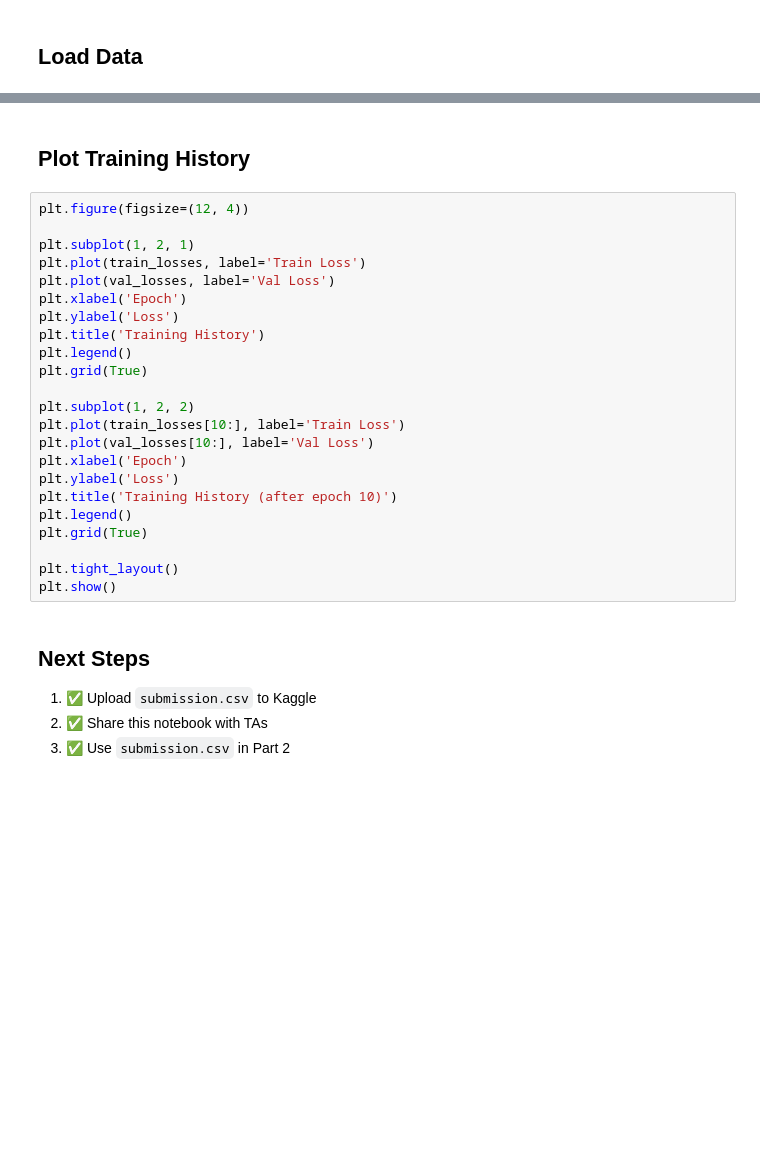
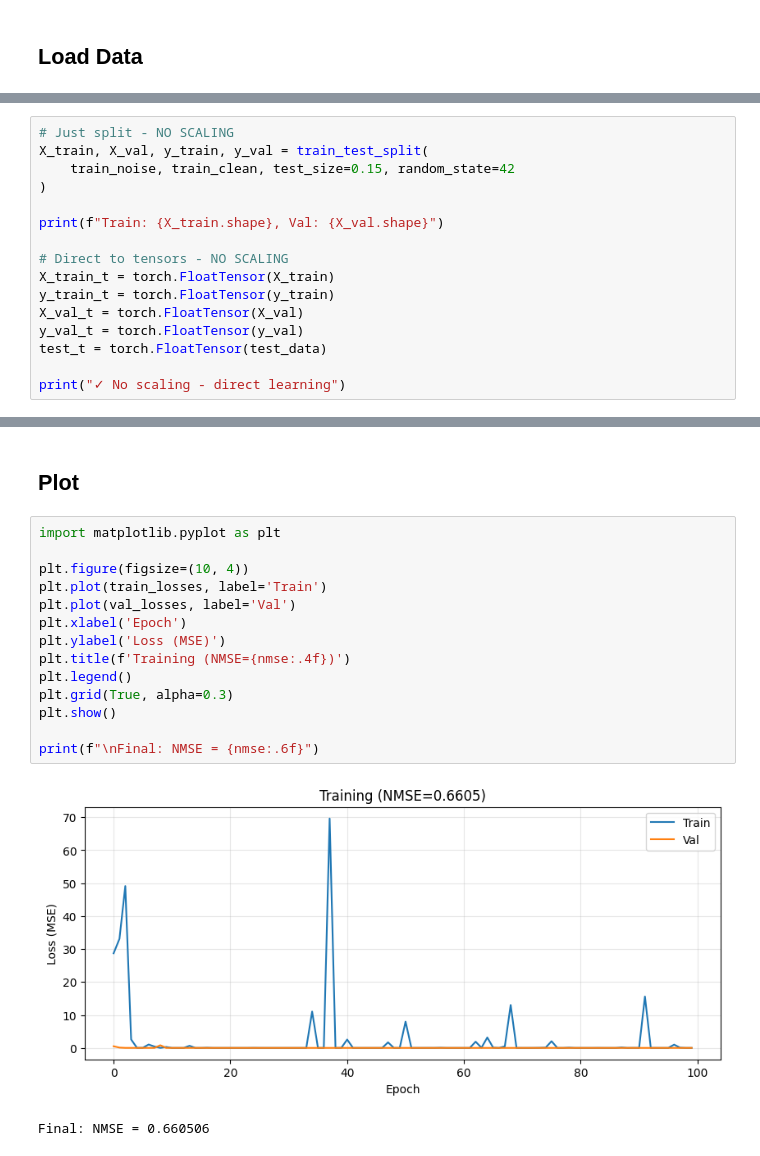
Before and after one commit to vivek-1910/AFML_KAAGLE, a Jupyter notebook: 44_XLR8_part1.ipynb, the cells around one changed output, grey strips where cells are left out. Cells and saved outputs as stored; diff of their text form; blank space fills up the shorter version.

```diff
--- a/44_XLR8_part1.ipynb
+++ b/44_XLR8_part1.ipynb
@@ -129,0 +51,16 @@ print(f"Parameters: {sum(p.numel() for p in model.parameters())}")
+# %%
+# Just split - NO SCALING
+X_train, X_val, y_train, y_val = train_test_split(
+    train_noise, train_clean, test_size=0.15, random_state=42
+)
+
+print(f"Train: {X_train.shape}, Val: {X_val.shape}")
+
+# Direct to tensors - NO SCALING
+X_train_t = torch.FloatTensor(X_train)
+y_train_t = torch.FloatTensor(y_train)
+X_val_t = torch.FloatTensor(X_val)
+y_val_t = torch.FloatTensor(y_val)
+test_t = torch.FloatTensor(test_data)
+
+print("✓ No scaling - direct learning")
@@ -234,31 +263,19 @@ submission_df.head()
 # %% [markdown]
-## Plot Training History
+## Plot
 # %%
-plt.figure(figsize=(12, 4))
+import matplotlib.pyplot as plt
 
-plt.subplot(1, 2, 1)
-plt.plot(train_losses, label='Train Loss')
-plt.plot(val_losses, label='Val Loss')
+plt.figure(figsize=(10, 4))
+plt.plot(train_losses, label='Train')
+plt.plot(val_losses, label='Val')
 plt.xlabel('Epoch')
-plt.ylabel('Loss')
-plt.title('Training History')
+plt.ylabel('Loss (MSE)')
+plt.title(f'Training (NMSE={nmse:.4f})')
 plt.legend()
-plt.grid(True)
+plt.grid(True, alpha=0.3)
+plt.show()
 
-plt.subplot(1, 2, 2)
-plt.plot(train_losses[10:], label='Train Loss')
-plt.plot(val_losses[10:], label='Val Loss')
-plt.xlabel('Epoch')
-plt.ylabel('Loss')
-plt.title('Training History (after epoch 10)')
-plt.legend()
-plt.grid(True)
-
-plt.tight_layout()
-plt.show()
+print(f"\nFinal: NMSE = {nmse:.6f}")
+# %% [output]
+[figure, added]
+Final: NMSE = 0.660506
-# %% [markdown]
-## Next Steps
-
-1. ✅ Upload `submission.csv` to Kaggle
-2. ✅ Share this notebook with TAs
-3. ✅ Use `submission.csv` in Part 2
```
Also changed, not shown: parts of 26 cells of this notebook, 3 other files.
